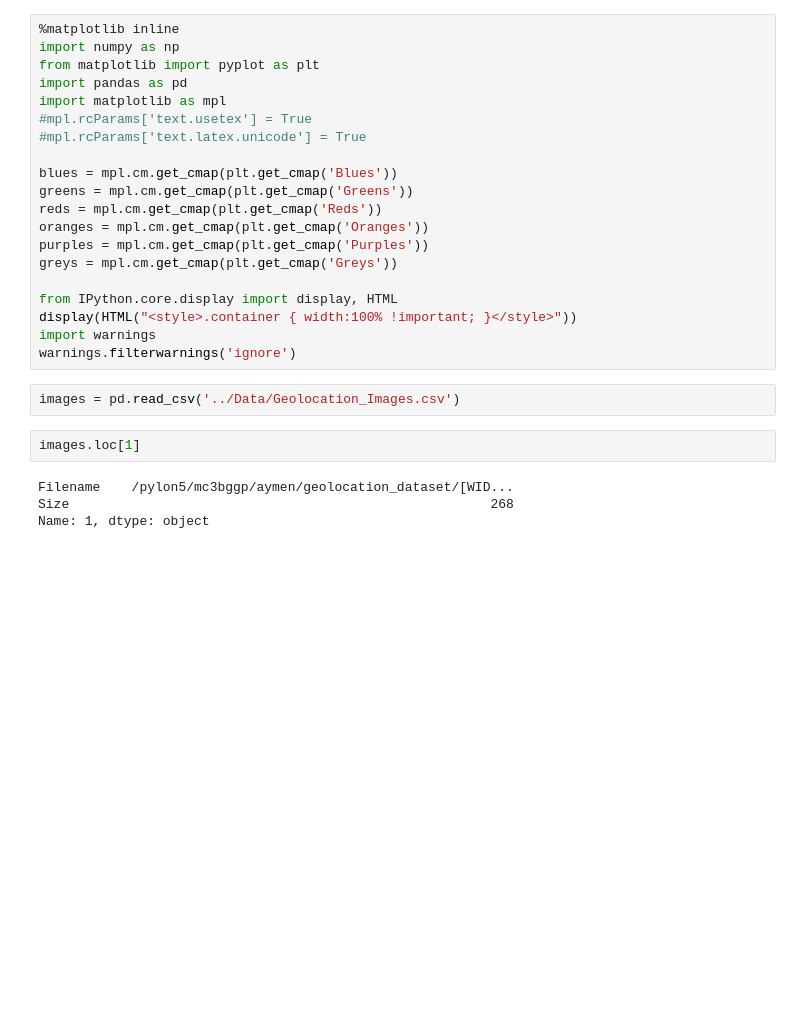
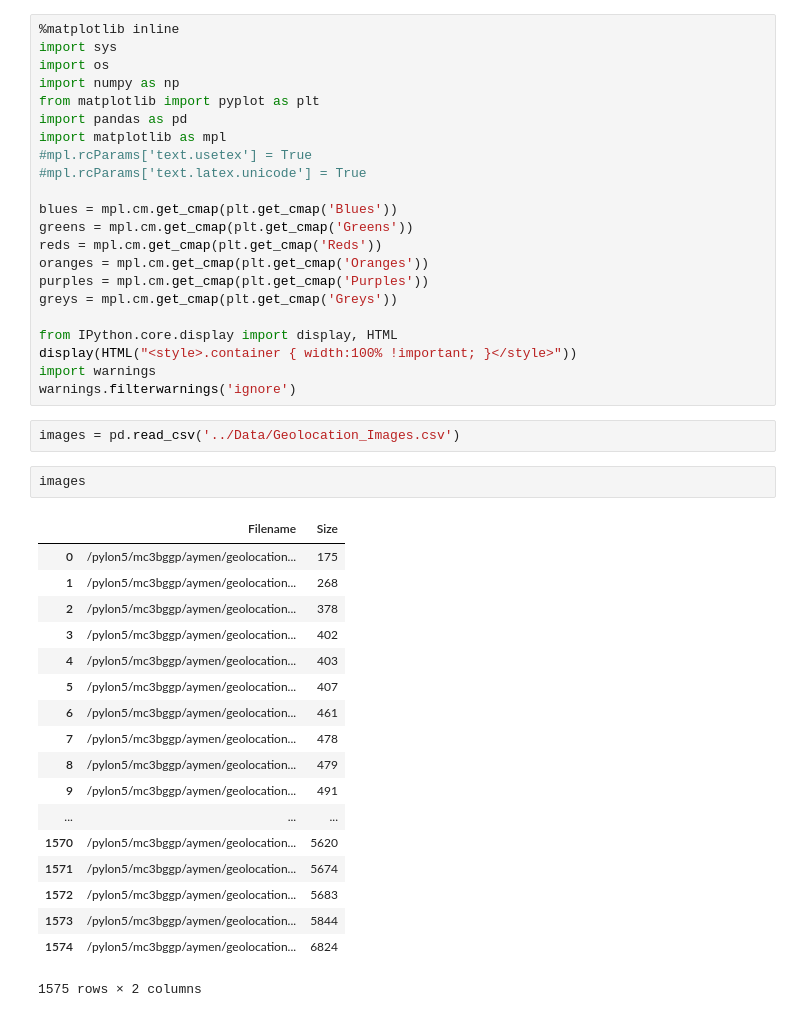
Before and after one commit to radical-experiments/iceberg_escience, a Jupyter notebook: Geolocation/Notebooks/ImageDistribution.ipynb, the cells around one changed output. Drawn from its saved outputs; the diff is of its cells as text; blank space fills up the shorter version.

```diff
--- a/Geolocation/Notebooks/ImageDistribution.ipynb
+++ b/Geolocation/Notebooks/ImageDistribution.ipynb
@@ -1,5 +1,7 @@
 # %%
 %matplotlib inline
+import sys
+import os
 import numpy as np
 from matplotlib import pyplot as plt
 import pandas as pd
@@ -21,11 +23,26 @@ warnings.filterwarnings('ignore')
 # %%
 images = pd.read_csv('../Data/Geolocation_Images.csv')
 # %%
-images.loc[1]
+images
 # %% [output]
+|  | Filename | Size |
+| 0 | /pylon5/mc3bggp/aymen/geolocation... | 175 |
+| 1 | /pylon5/mc3bggp/aymen/geolocation... | 268 |
+| 2 | /pylon5/mc3bggp/aymen/geolocation... | 378 |
+| 3 | /pylon5/mc3bggp/aymen/geolocation... | 402 |
+| 4 | /pylon5/mc3bggp/aymen/geolocation... | 403 |
+| 5 | /pylon5/mc3bggp/aymen/geolocation... | 407 |
+| 6 | /pylon5/mc3bggp/aymen/geolocation... | 461 |
+| 7 | /pylon5/mc3bggp/aymen/geolocation... | 478 |
+| 8 | /pylon5/mc3bggp/aymen/geolocation... | 479 |
+| 9 | /pylon5/mc3bggp/aymen/geolocation... | 491 |
+| ... | ... | ... |
+| 1570 | /pylon5/mc3bggp/aymen/geolocation... | 5620 |
+| 1571 | /pylon5/mc3bggp/aymen/geolocation... | 5674 |
+| 1572 | /pylon5/mc3bggp/aymen/geolocation... | 5683 |
+| 1573 | /pylon5/mc3bggp/aymen/geolocation... | 5844 |
+| 1574 | /pylon5/mc3bggp/aymen/geolocation... | 6824 |
-Filename    /pylon5/mc3bggp/aymen/geolocation_dataset/[WID...
-Size                                                      268
-Name: 1, dtype: object
+1575 rows × 2 columns
 # %%
 fig, axis = plt.subplots(nrows=1,ncols=1,figsize=(11,5))
 _ = axis.hist(images['Size'].values/1024.0,bins=60,color=blues(150)) #image sizes are in KB we converted it to MB here
```
Also changed, not shown: parts of 8 cells of this notebook, 6 other files.
